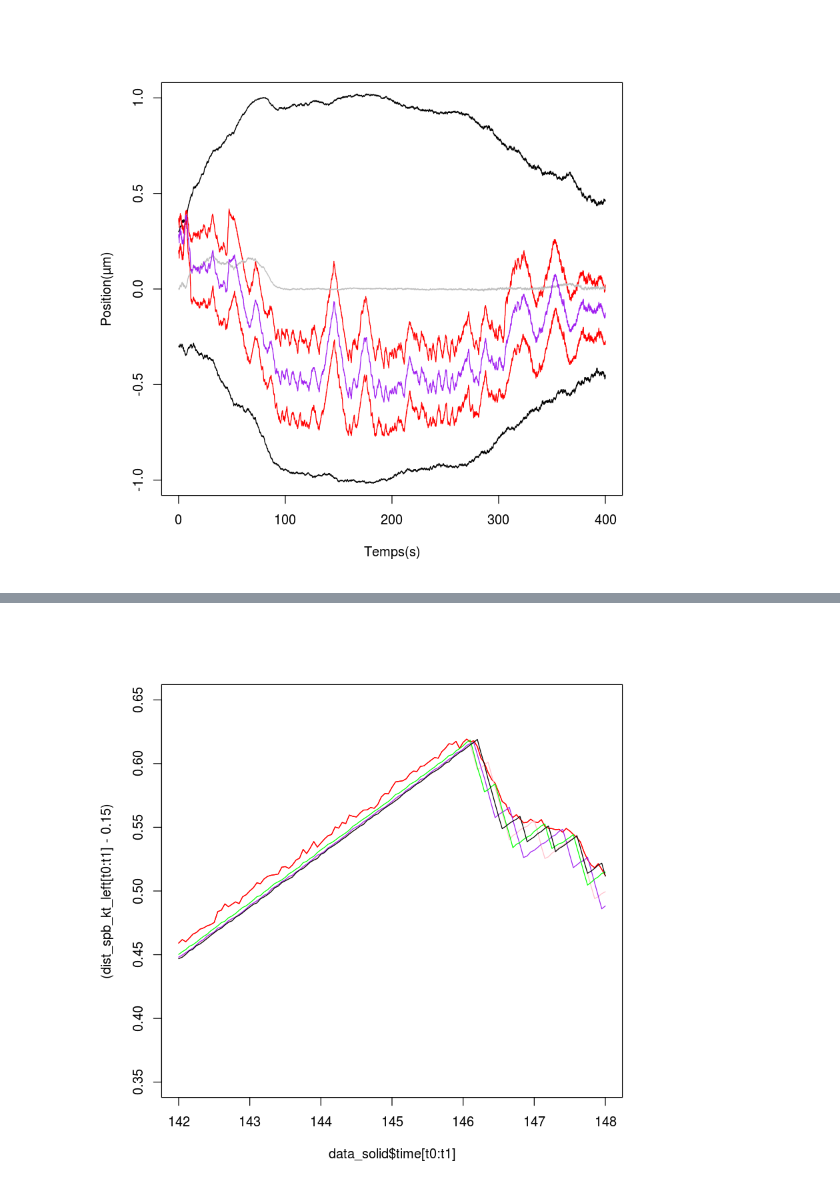
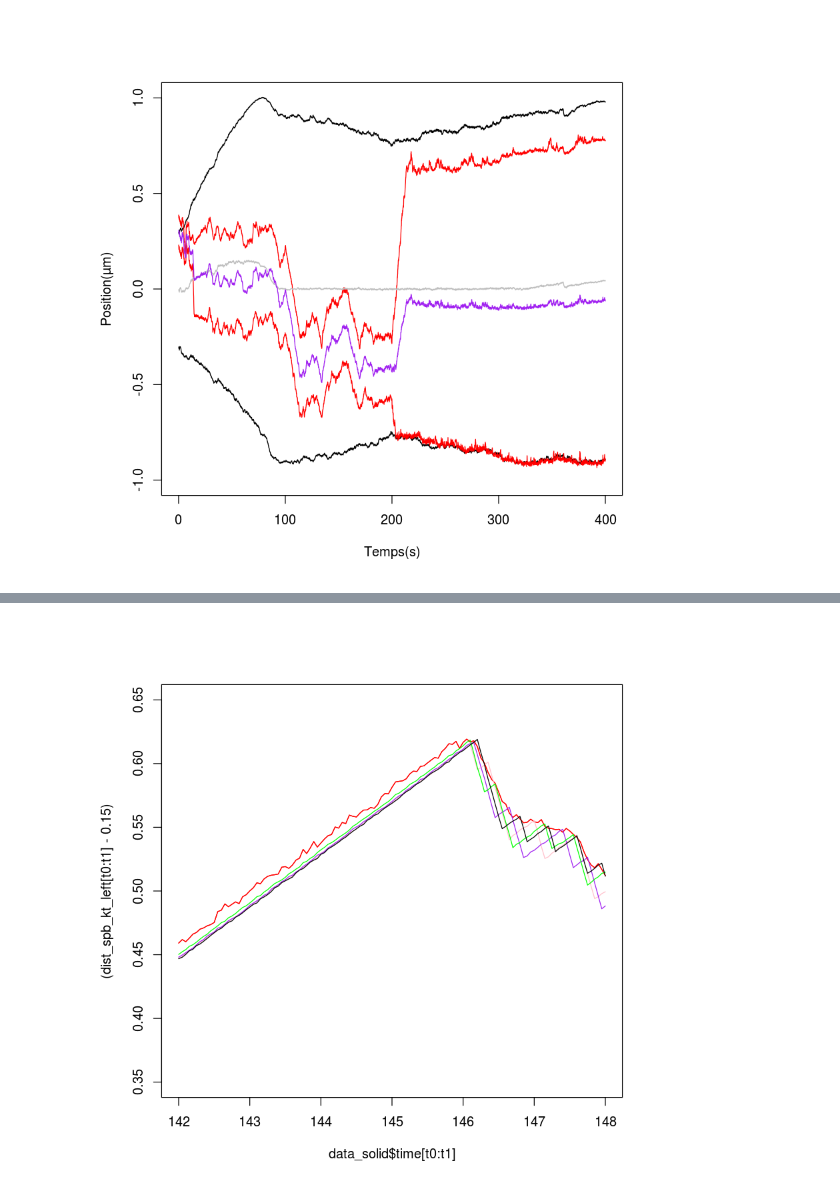
Before and after one commit to sophietheis/CytosimScripts, a Jupyter notebook: 2D_Analysis/Analyse-Copy1.ipynb, the cells around one changed output, grey strips where cells are left out. Saved outputs shown, nothing was run; the diff lists cells and outputs as text; code cells hidden in the pictures.

```diff
--- a/2D_Analysis/Analyse-Copy1.ipynb
+++ b/2D_Analysis/Analyse-Copy1.ipynb
@@ -3,8 +3,8 @@
 #setwd ("~/Documents/ResultatsCytosim/oscillations/Exploration2/simul_osci/metaphase1kt_97MTseuil_20cohesinStiffness_80KTMTstiffness/run2/")
 setwd ("~/Documents/ResultatsCytosim/oscillations/SansNormalisation/res/metaphase1kt_100MTseuil_20cohesinStiffness_80KTMTstiffness/run10/")
 # %%
-#setwd ("~/Documents/GIT/cytosim/cytosim-public.5042/oscillation/metaphase1kt_100MTseuil_20cohesinStiffness_100KTMTstiffness/run1/")
-setwd ("~/Documents/ResultatsCytosim/oscillations/proba/res/metaphase1kt_100MTseuil_20cohesinStiffness_80KTMTstiffness/run4/")
+setwd ("~/Documents/GIT/cytosim/cytosim-public.5042/tmp/")
+#setwd ("~/Documents/ResultatsCytosim/oscillations/proba/res/metaphase1kt_100MTseuil_20cohesinStiffness_80KTMTstiffness/run4/")
 
 # Lecture des datas
 data_solid = read.table("solid.txt", head = TRUE, dec = '.', stringsAsFactors = FALSE)
@@ -12,34 +12,34 @@ data_crosslinker_left = read.table("couple:KTMT.txt", head = TRUE, dec = '.', st
 data_crosslinker_right = read.table("couple:KTMT2.txt", head = TRUE, dec = '.', stringsAsFactors = FALSE)
 
 data_fiber_left  = read.table("fiber:microtubule_kinetochore_spb1.txt", head = TRUE, dec = '.', stringsAsFactors = FALSE, fill=TRUE)
 data_fiber_right = read.table("fiber:microtubule_kinetochore_spb2.txt", head = TRUE, dec = '.', stringsAsFactors = FALSE,fill=TRUE)
 
 data_ktmt_left  = read.table("couple:KTMT.txt", head = TRUE, dec = '.', stringsAsFactors = FALSE, fill=TRUE)
 data_ktmt_right = read.table("couple:KTMT2.txt", head = TRUE, dec = '.', stringsAsFactors = FALSE, fill=TRUE)
 
 #data_klp9 = read.table("couple:klp9.txt", head = TRUE, dec = '.', stringsAsFactors = FALSE)
 #data_ase1 = read.table("couple:ASE1.txt", head = TRUE, dec = '.', stringsAsFactors = FALSE)
 
 x_spb_left  = data_solid$x
 y_spb_left  = data_solid$y
 x_spb_right = data_solid$x.1
 y_spb_right = data_solid$y.1
 
 t0=0/0.05
 t1=400/0.05
 
 #png("../../../Figures/97MTseuil20KTMT10run.png", width = 1000, height = 500)
 plot (data_solid$time[t0:t1], data_solid$x[t0:t1],type='l', ylim=c(-1,1), xlab="Temps(s)", ylab="Position(µm)")
 lines (data_solid$time[t0:t1],data_solid$x.1[t0:t1])
 #lines (data_solid$time[t0:t1],data_solid$x.1[t0:t1]-0.175)
 #lines (data_solid$time[t0:t1],data_solid$x[t0:t1]+0.175)
 lines (data_solid$time[t0:t1],data_solid$x.2[t0:t1], col="red")
 lines (data_solid$time[t0:t1],data_solid$x.3[t0:t1], col="red")
 lines (data_solid$time[t0:t1],data_solid$x[t0:t1]-(data_solid$x[t0:t1]-data_solid$x.1[t0:t1])/2, col = "gray")
 lines (data_solid$time[t0:t1],(data_solid$x.2[t0:t1]+data_solid$x.3[t0:t1])/2, col="purple")
 #dev.off()
 # %% [output]
-[figure, old version]
+[figure, new version]
 # %%
 # Calcul de la distance MTseuil
 dist_spb_kt_left  = sqrt((data_solid$x.2 - data_solid$x)^2 + (data_solid$y.2 - data_solid$y)^2)
```
Also changed, not shown: parts of 5 cells of this notebook, 5 other files.
